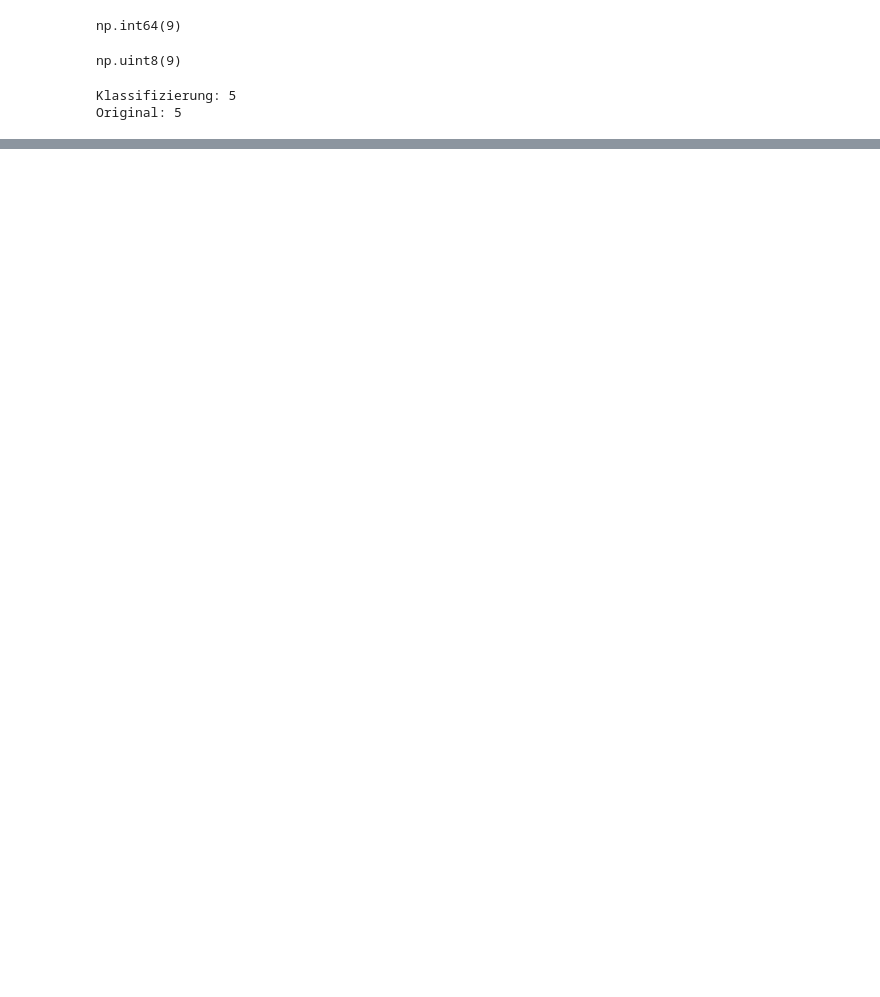
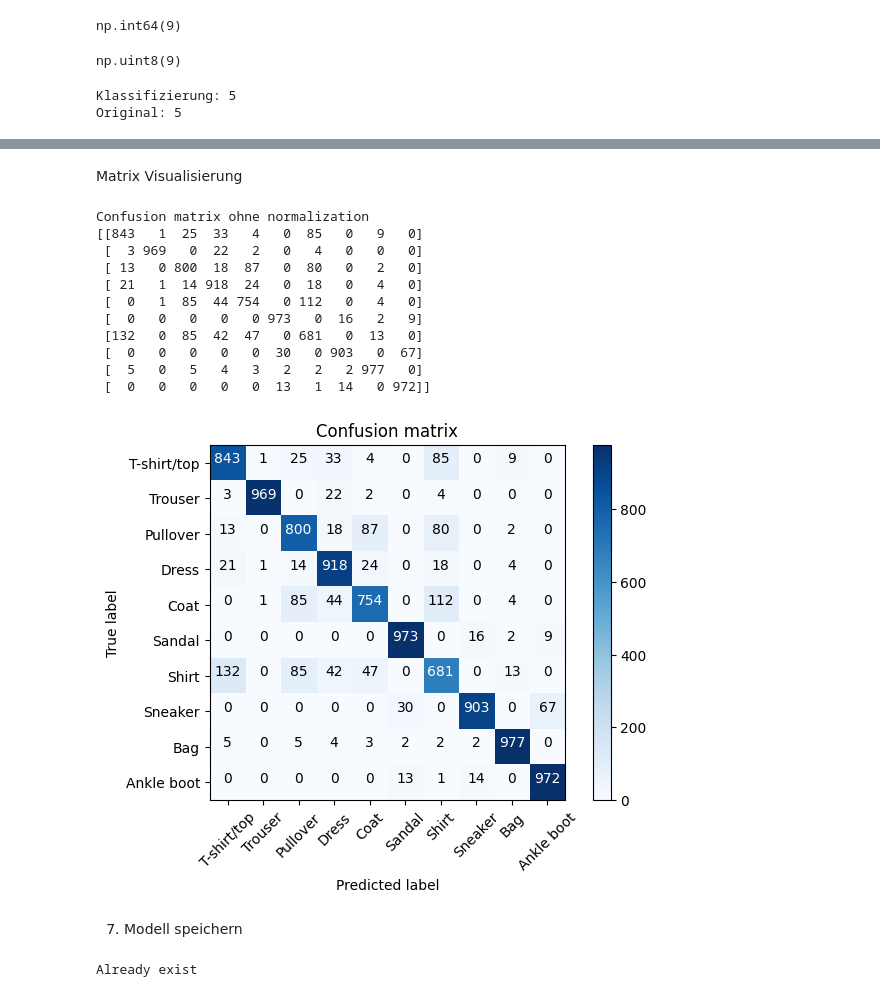
Before and after one commit to marrfus/Python-projects, a Jupyter notebook: ML/tensor_scikit/Fasion_MNIST_MS/model_train.ipynb, the cells around one changed output, grey strips where cells are left out. Saved outputs shown, nothing was run; the diff lists cells and outputs as text; code cells hidden in the pictures; blank space fills up the shorter version.

```diff
--- a/ML/tensor_scikit/Fasion_MNIST_MS/model_train.ipynb
+++ b/ML/tensor_scikit/Fasion_MNIST_MS/model_train.ipynb
@@ -213,0 +247,4 @@ You must install pydot (`pip install pydot`) for `plot_model` to work.
+# %%
+cm = confusion_matrix(y_true=test_labels,y_pred=pred_labels)
+print(cm,"\n")
+print(list(enumerate(class_names)))
@@ -213,0 +264,55 @@ You must install pydot (`pip install pydot`) for `plot_model` to work.
+# %% [markdown]
+Matrix Visualisierung
+# %%
+# selber Funktion
+def plot_confusion_matrix(cm, classes, normalize=False,
+                          title="Confusion matrix",
+                          cmap=plt.cm.Blues):
+    """
+    This function prints and plots the confusion matrix.
+    Normalization can be applied by setting 'normalize=True'.
+    """
+
+    plt.imshow(cm, interpolation='nearest', cmap=cmap)
+    plt.title(title)
+    plt.colorbar()
+    tick_marks = np.arange(len(classes))
+    plt.xticks(tick_marks,classes,rotation=45)
+    plt.yticks(tick_marks,classes)
+
+    if normalize:
+        cm = cm.astype('float') / cm.sum(axis=1)[:,np.newaxis]
+        print("Normalized confusion matrix")
+    else:
+        print("Confusion matrix ohne normalization")
+
+    print(cm)
+
+    thresh = cm.max()/2   # Schwellenwert
+    for i,j in itertools.product(range(cm.shape[0]), range(cm.shape[1])):
+        plt.text(j,i,cm[i,j],
+                 horizontalalignment='center',
+                 color = 'white' if cm[i,j] > thresh else 'black')
+
+    plt.tight_layout()
+    plt.ylabel('True label')
+    plt.xlabel('Predicted label')
+# %%
+#Visualisierung
+plot_confusion_matrix(cm=cm, classes=class_names)
+# plot_confusion_matrix(cm=cm, classes=class_names, normalize=True)
+# %% [output]
+Confusion matrix ohne normalization
+[[843   1  25  33   4   0  85   0   9   0]
+ [  3 969   0  22   2   0   4   0   0   0]
+ [ 13   0 800  18  87   0  80   0   2   0]
+ [ 21   1  14 918  24   0  18   0   4   0]
+ [  0   1  85  44 754   0 112   0   4   0]
+ [  0   0   0   0   0 973   0  16   2   9]
+ [132   0  85  42  47   0 681   0  13   0]
+ [  0   0   0   0   0  30   0 903   0  67]
+ [  5   0   5   4   3   2   2   2 977   0]
+ [  0   0   0   0   0  13   1  14   0 972]]
+[figure, added]
+# %% [markdown]
+7. Modell speichern
@@ -213,0 +321,11 @@ You must install pydot (`pip install pydot`) for `plot_model` to work.
+# %%
+PROJEKT_PATH = r"\Users\MariaSizintseva\Desktop\MariaDocs\marrfusProgBackup\python\ML\tensor_scikit\Fasion_MNIST_MS"
+MODEL_PATH = os.path.join(PROJEKT_PATH,'Fasion_MNIST_model.keras')
+
+if os.path.isfile(MODEL_PATH) is False:
+    model.save(MODEL_PATH)
+    print('successfully saved')
+else:
+    print('Already exist')
+# %% [output]
+Already exist
```
Also changed, not shown: parts of 17 cells of this notebook, 25 other files.
